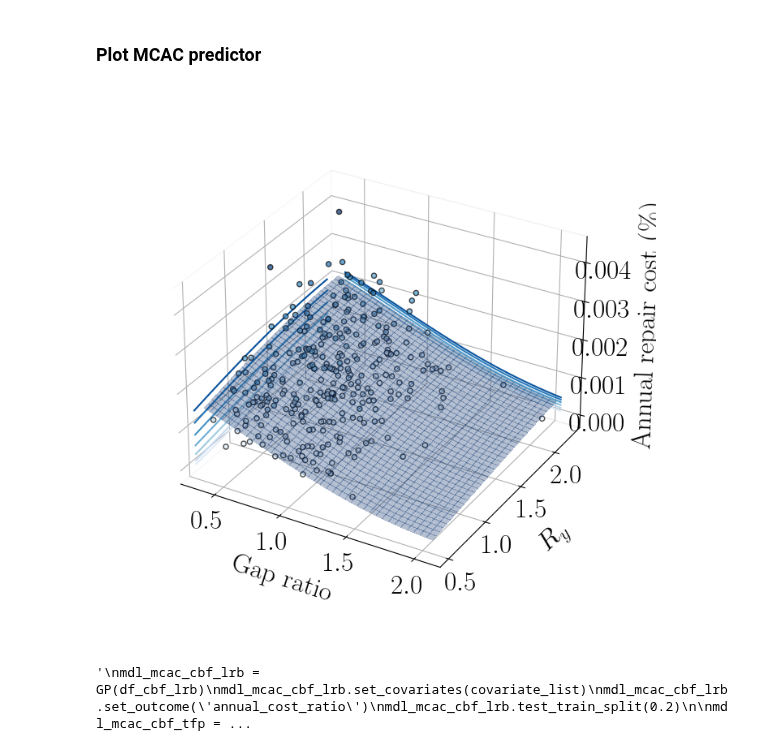
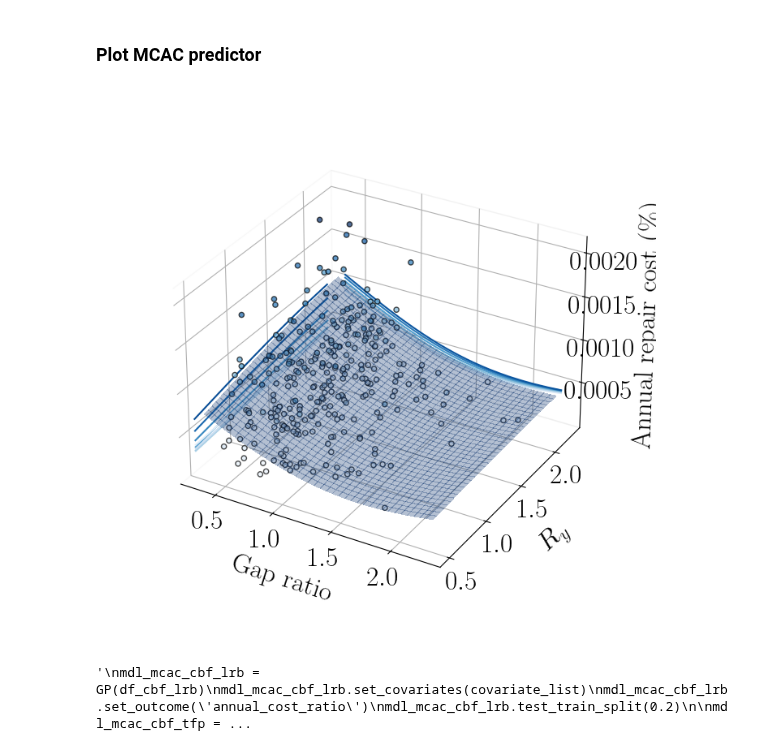
Before and after one commit to hgp297/isol-sys-database, a Jupyter notebook: src/analyses/time_anly.ipynb, the cells around one changed output. Drawn from its saved outputs; the diff is of its cells as text; code cells hidden in the pictures.

```diff
--- a/src/analyses/time_anly.ipynb
+++ b/src/analyses/time_anly.ipynb
@@ -1153,9 +1153,9 @@ from inverse import make_2D_plotting_space
 
 
 annual_cost_var = 'annual_cost_ratio'
-mdl_mcac = mcac_regression_mdls['mdl_mcac_cbf_lrb']
-impact_mdl = mdl_impact_cbf_lrb
-df_sc = df_cbf_lrb.copy()
+mdl_mcac = mcac_regression_mdls['mdl_mcac_mf_lrb']
+impact_mdl = mdl_impact_mf_lrb
+df_sc = df_mf_lrb.copy()
 
 plt.rcParams["font.family"] = "serif"
 plt.rcParams["mathtext.fontset"] = "dejavuserif"
@@ -1192,34 +1192,34 @@ x_pl = np.unique(xx)
 y_pl = np.unique(yy)
 xx_pl, yy_pl = np.meshgrid(x_pl, y_pl)
 
 Z_surf = np.array(Z).reshape(xx_pl.shape)
 
 ax=fig.add_subplot(1, 1, 1, projection='3d')
 surf = ax.plot_surface(xx_pl, yy_pl, Z_surf, cmap='Blues',
                         linewidth=0, antialiased=False, alpha=0.3,
                         vmin=-0.5)
 ax.xaxis.pane.fill = False
 ax.yaxis.pane.fill = False
 ax.zaxis.pane.fill = False
 
 ax.scatter(df_sc[xvar], df_sc[yvar], df_sc[annual_cost_var], c=df_sc[annual_cost_var],
             edgecolors='k', alpha = 0.7, cmap='Blues', zorder=20)
 
 xlim = ax.get_xlim()
 ylim = ax.get_ylim()
 zlim = ax.get_zlim()
 cset = ax.contour(xx_pl, yy_pl, Z_surf, zdir='x', offset=xlim[0], cmap='Blues_r')
 cset = ax.contour(xx_pl, yy_pl, Z_surf, zdir='y', offset=ylim[1], cmap='Blues')
 # ax.set_zlim([-0.1, 1.1])
 
 ax.set_xlabel('Gap ratio', fontsize=axis_font, labelpad=20)
 ax.set_ylabel('$R_y$', fontsize=axis_font, labelpad=20)
 ax.set_zlabel('Annual repair cost (\%)', fontsize=axis_font, labelpad=20)
 # ax.set_title('MF-LRB: $T_M/T_{fb} = 3.0$, $\zeta_M = 0.15$', fontsize=subt_font)
 ax.set_box_aspect(None, zoom=0.85)
 fig.tight_layout()
 # %% [output]
-[figure, old version]
+[figure, new version]
 # %%
 #%% GP models for MCACs (done without impact classif)
 '''
```
Also changed, not shown: parts of 10 cells of this notebook.
